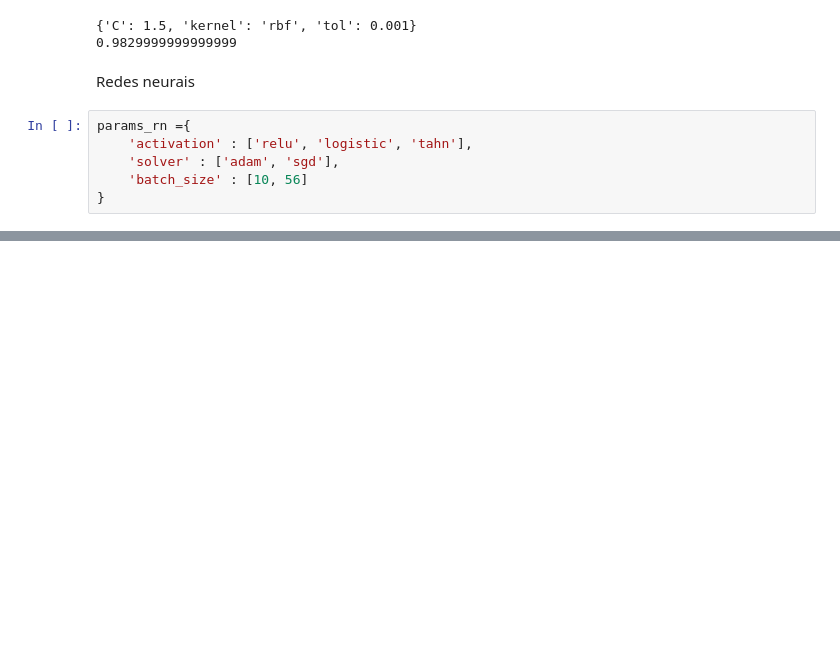
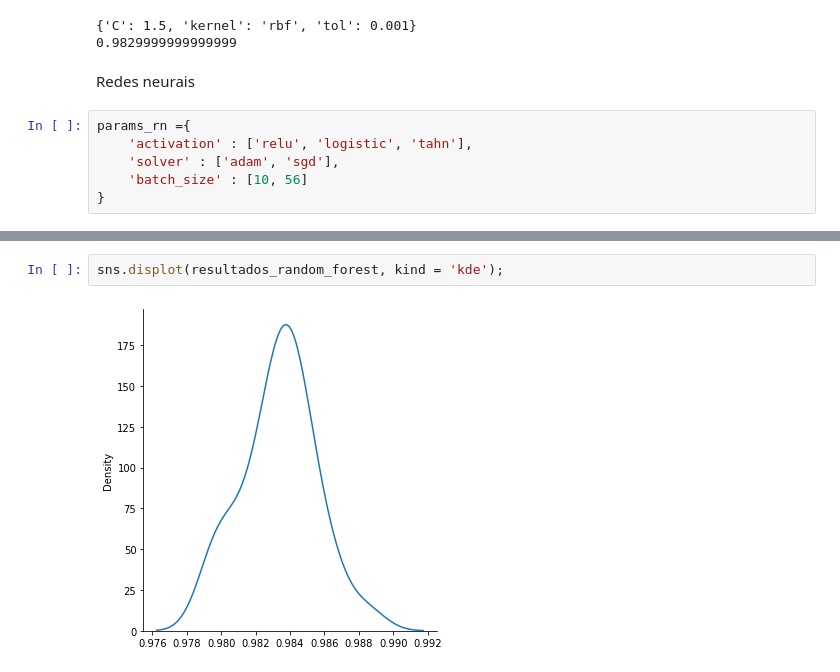
Before and after one commit to matheusdepra/MachineLearning-Udemy, a Jupyter notebook: Avaliação dos algoritmos.ipynb, the cells around one changed output, grey strips where cells are left out. Cells and saved outputs as stored; diff of their text form; blank space fills up the shorter version.

```diff
--- a/Avaliação dos algoritmos.ipynb
+++ b/Avaliação dos algoritmos.ipynb
@@ -185,0 +316,4 @@ ValueError: The activation 'tahn' is not supported. Supported activations are ['
+# %%
+sns.displot(resultados_random_forest, kind = 'kde');
+# %% [output]
+[figure, added]
```
Also changed, not shown: parts of 34 cells of this notebook, 1 other file.
